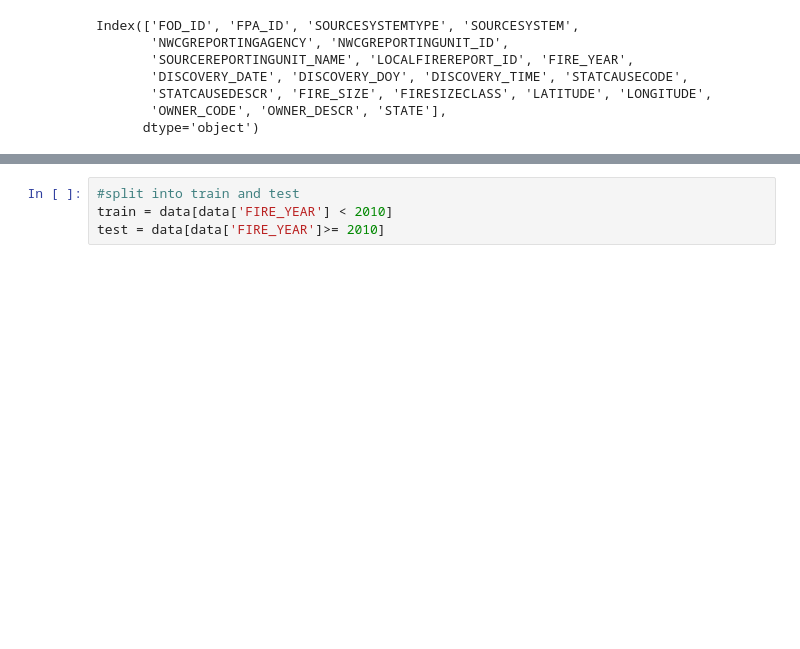
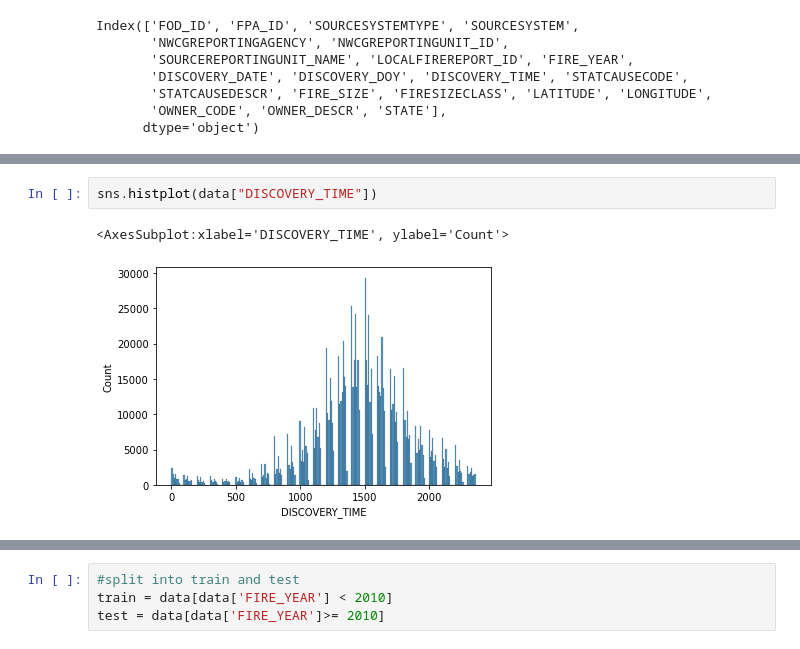
Before and after one commit to dianehkim/Forest-Fires-Time-Series-Forecast, a Jupyter notebook: DS440_model.ipynb, the cells around one changed output, grey strips where cells are left out. Cells and saved outputs as stored; diff of their text form; blank space fills up the shorter version.

```diff
--- a/DS440_model.ipynb
+++ b/DS440_model.ipynb
@@ -183,0 +186,5 @@ Index(['FOD_ID', 'FPA_ID', 'SOURCESYSTEMTYPE', 'SOURCESYSTEM',
+# %%
+sns.histplot(data["DISCOVERY_TIME"])
+# %% [output]
+<AxesSubplot:xlabel='DISCOVERY_TIME', ylabel='Count'>
+[figure, added]
```
Also changed, not shown: parts of 22 cells of this notebook.
